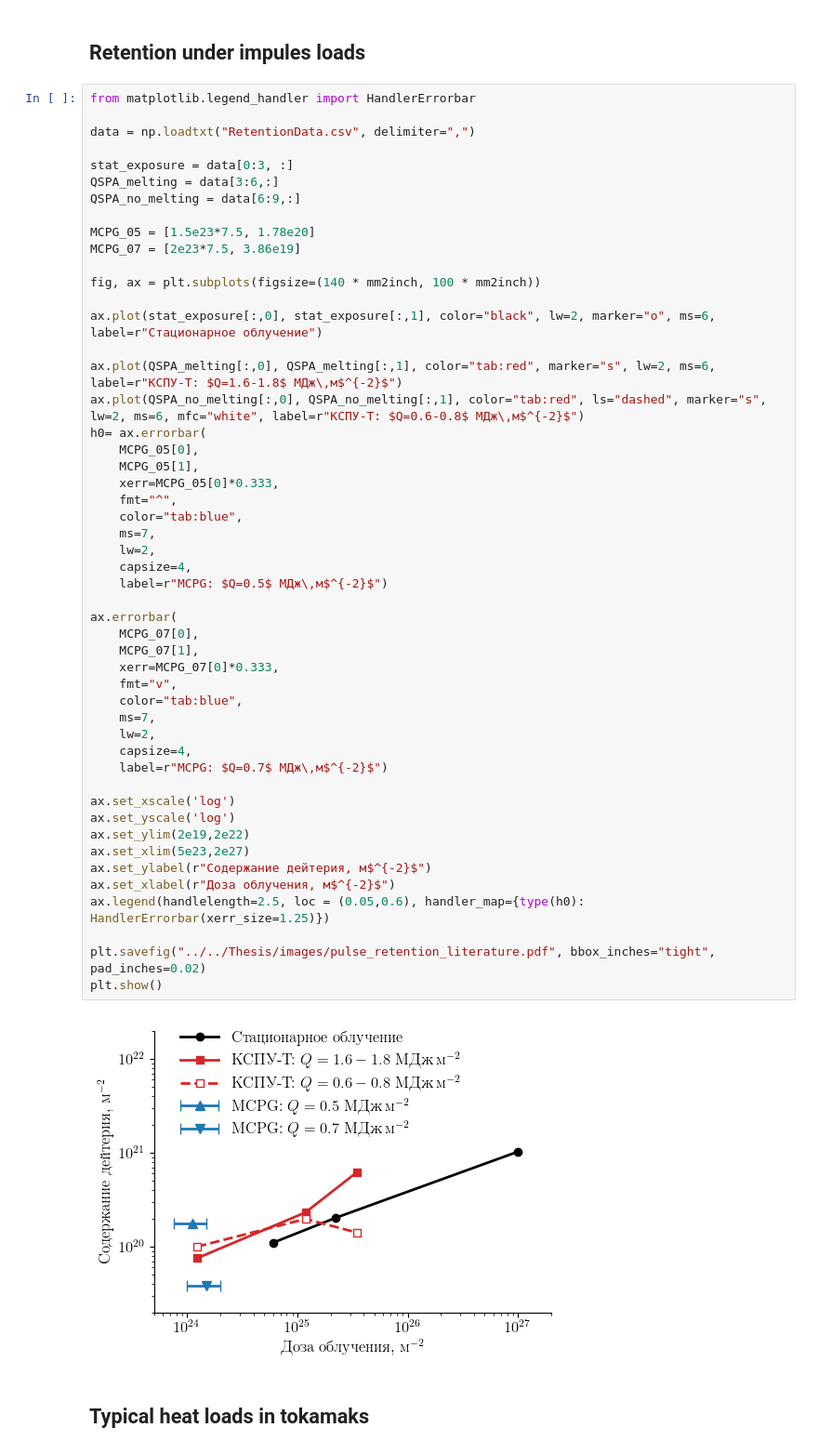
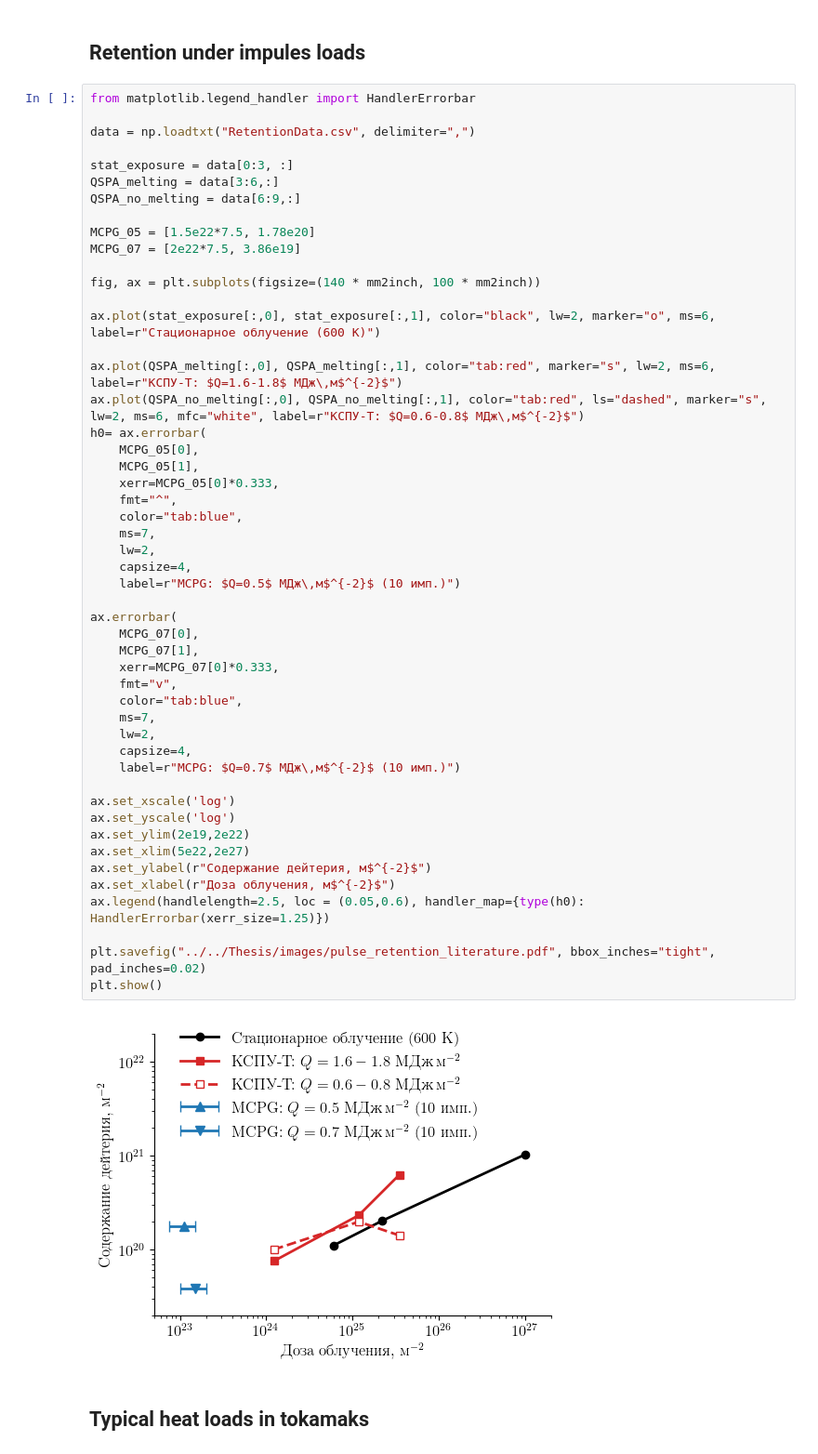
Before and after one commit to KulaginVladimir/PhD, a Jupyter notebook: Scripts/Chapter_1/Figures.ipynb, the cells around one changed output. Shown at 93% size. Cells and saved outputs as stored; diff of their text form.

```diff
--- a/Scripts/Chapter_1/Figures.ipynb
+++ b/Scripts/Chapter_1/Figures.ipynb
@@ -790,49 +790,49 @@ stat_exposure = data[0:3, :]
 QSPA_melting = data[3:6,:]
 QSPA_no_melting = data[6:9,:]
 
-MCPG_05 = [1.5e23*7.5, 1.78e20]
-MCPG_07 = [2e23*7.5, 3.86e19]
+MCPG_05 = [1.5e22*7.5, 1.78e20]
+MCPG_07 = [2e22*7.5, 3.86e19]
 
 fig, ax = plt.subplots(figsize=(140 * mm2inch, 100 * mm2inch))
 
-ax.plot(stat_exposure[:,0], stat_exposure[:,1], color="black", lw=2, marker="o", ms=6, label=r"Стационарное облучение")
+ax.plot(stat_exposure[:,0], stat_exposure[:,1], color="black", lw=2, marker="o", ms=6, label=r"Стационарное облучение (600 К)")
 
 ax.plot(QSPA_melting[:,0], QSPA_melting[:,1], color="tab:red", marker="s", lw=2, ms=6, label=r"КСПУ-Т: $Q=1.6-1.8$ МДж\,м$^{-2}$")
 ax.plot(QSPA_no_melting[:,0], QSPA_no_melting[:,1], color="tab:red", ls="dashed", marker="s", lw=2, ms=6, mfc="white", label=r"КСПУ-Т: $Q=0.6-0.8$ МДж\,м$^{-2}$")
 h0= ax.errorbar(
     MCPG_05[0],
     MCPG_05[1],
     xerr=MCPG_05[0]*0.333,
     fmt="^",
     color="tab:blue",
     ms=7,
     lw=2,
     capsize=4,
-    label=r"MCPG: $Q=0.5$ МДж\,м$^{-2}$")
+    label=r"MCPG: $Q=0.5$ МДж\,м$^{-2}$ (10 имп.)")
 
 ax.errorbar(
     MCPG_07[0],
     MCPG_07[1],
     xerr=MCPG_07[0]*0.333,
     fmt="v",
     color="tab:blue",
     ms=7,
     lw=2,
     capsize=4,
-    label=r"MCPG: $Q=0.7$ МДж\,м$^{-2}$")
+    label=r"MCPG: $Q=0.7$ МДж\,м$^{-2}$ (10 имп.)")
 
 ax.set_xscale('log')
 ax.set_yscale('log')
 ax.set_ylim(2e19,2e22)
-ax.set_xlim(5e23,2e27)
+ax.set_xlim(5e22,2e27)
 ax.set_ylabel(r"Содержание дейтерия, м$^{-2}$")
 ax.set_xlabel(r"Доза облучения, м$^{-2}$")
 ax.legend(handlelength=2.5, loc = (0.05,0.6), handler_map={type(h0): HandlerErrorbar(xerr_size=1.25)})
 
 plt.savefig("../../Thesis/images/pulse_retention_literature.pdf", bbox_inches="tight", pad_inches=0.02)
 plt.show()
 # %% [output]
-[figure, old version]
+[figure, new version]
 # %% [markdown]
 ## Typical heat loads in tokamaks
 # %%
```
Also changed, not shown: 10 other files.
